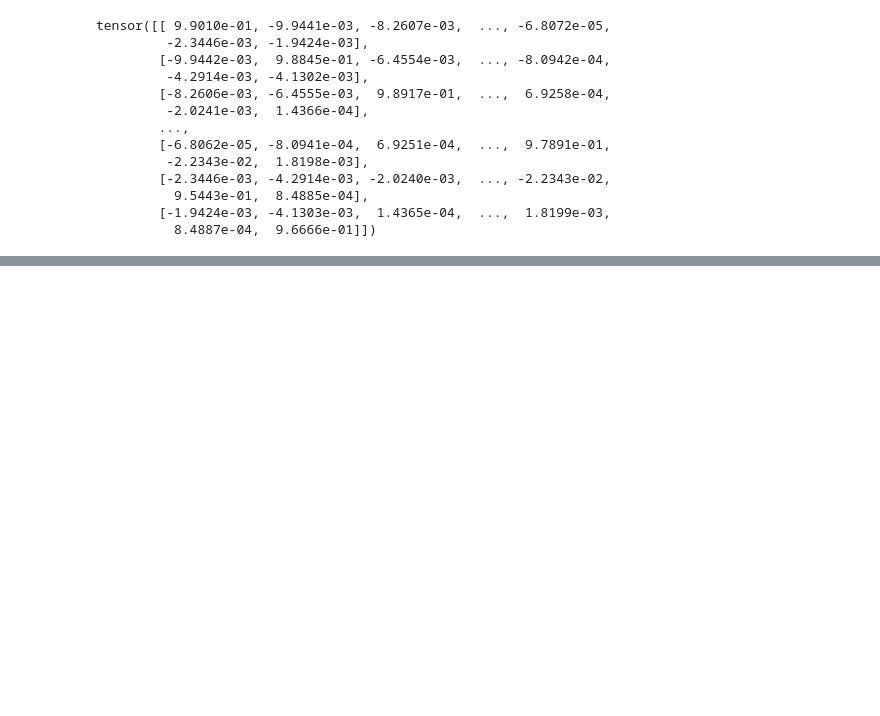
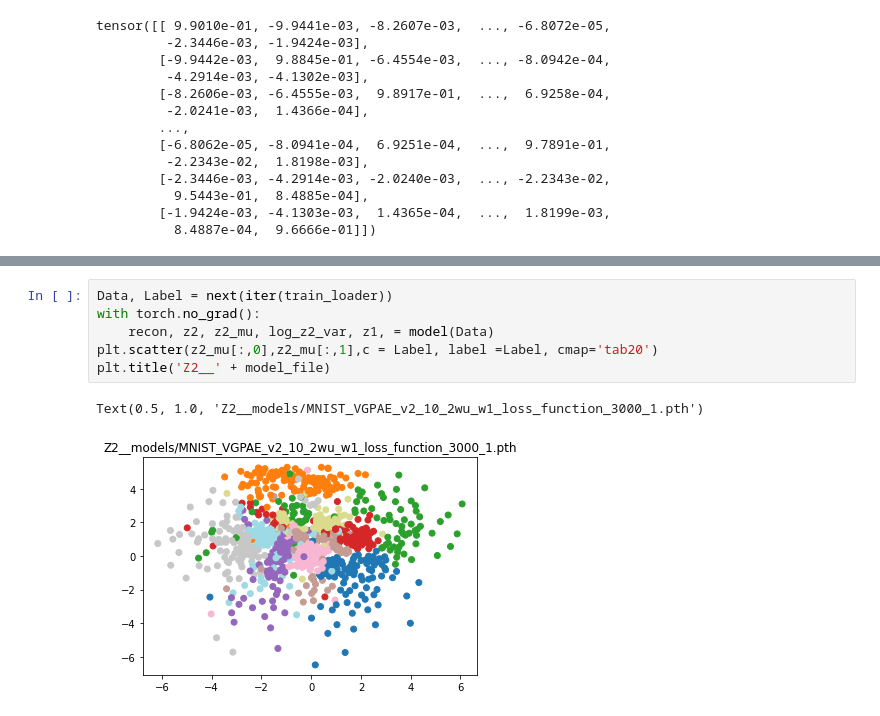
Before and after one commit to XiaoranHao/VGPAE, a Jupyter notebook: MNIST.ipynb, the cells around one changed output, grey strips where cells are left out. Drawn from its saved outputs; the diff is of its cells as text; blank space fills up the shorter version.

```diff
--- a/MNIST.ipynb
+++ b/MNIST.ipynb
@@ -419,0 +376,9 @@ tensor([[ 9.8323e-01, -1.4189e-02, -6.0491e-03,  ...,  1.2895e-04,
+# %%
+Data, Label = next(iter(train_loader))
+with torch.no_grad():
+    recon, z2, z2_mu, log_z2_var, z1, = model(Data)
+plt.scatter(z2_mu[:,0],z2_mu[:,1],c = Label, label =Label, cmap='tab20')
+plt.title('Z2__' + model_file)
+# %% [output]
+Text(0.5, 1.0, 'Z2__models/MNIST_VGPAE_v2_10_2wu_w1_loss_function_3000_1.pth')
+[figure, added]
```
Also changed, not shown: parts of 28 cells of this notebook, 6 other files.
